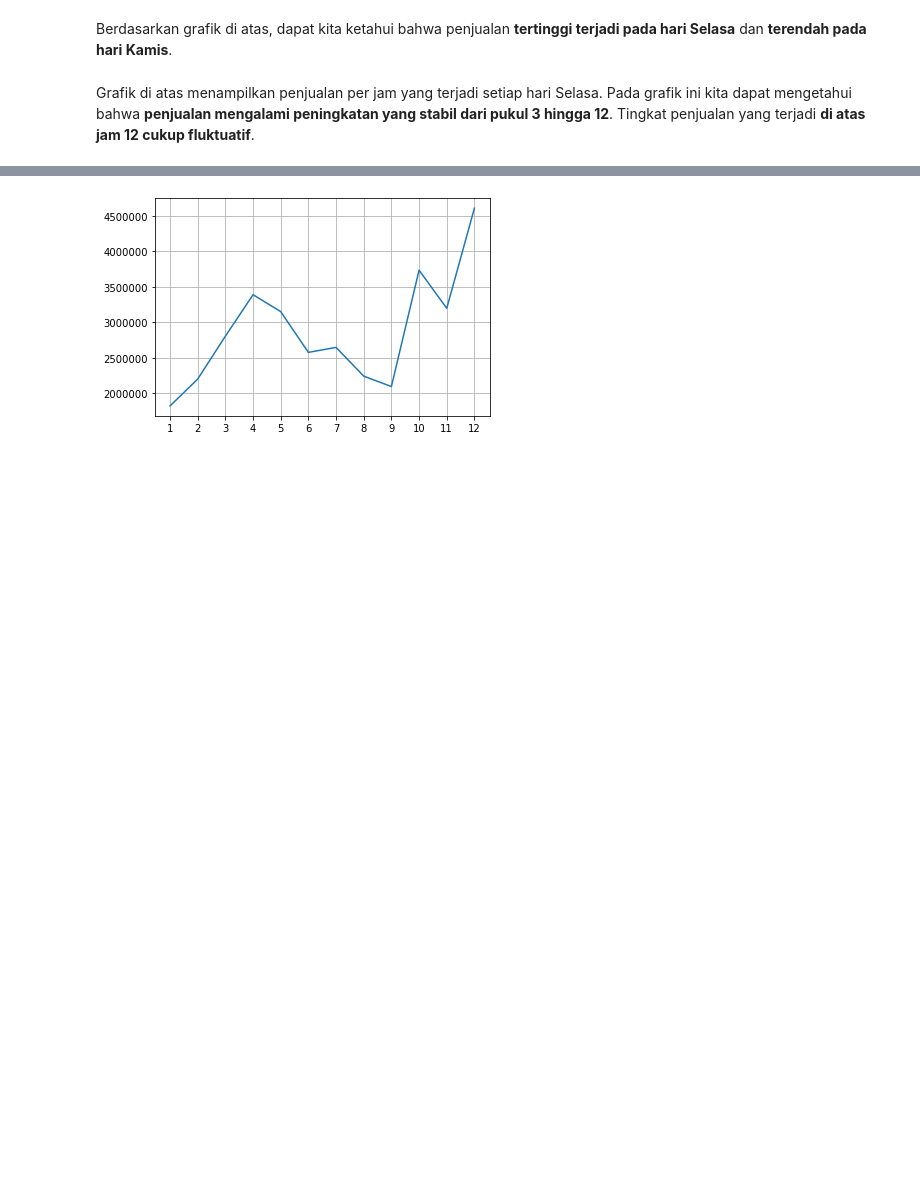
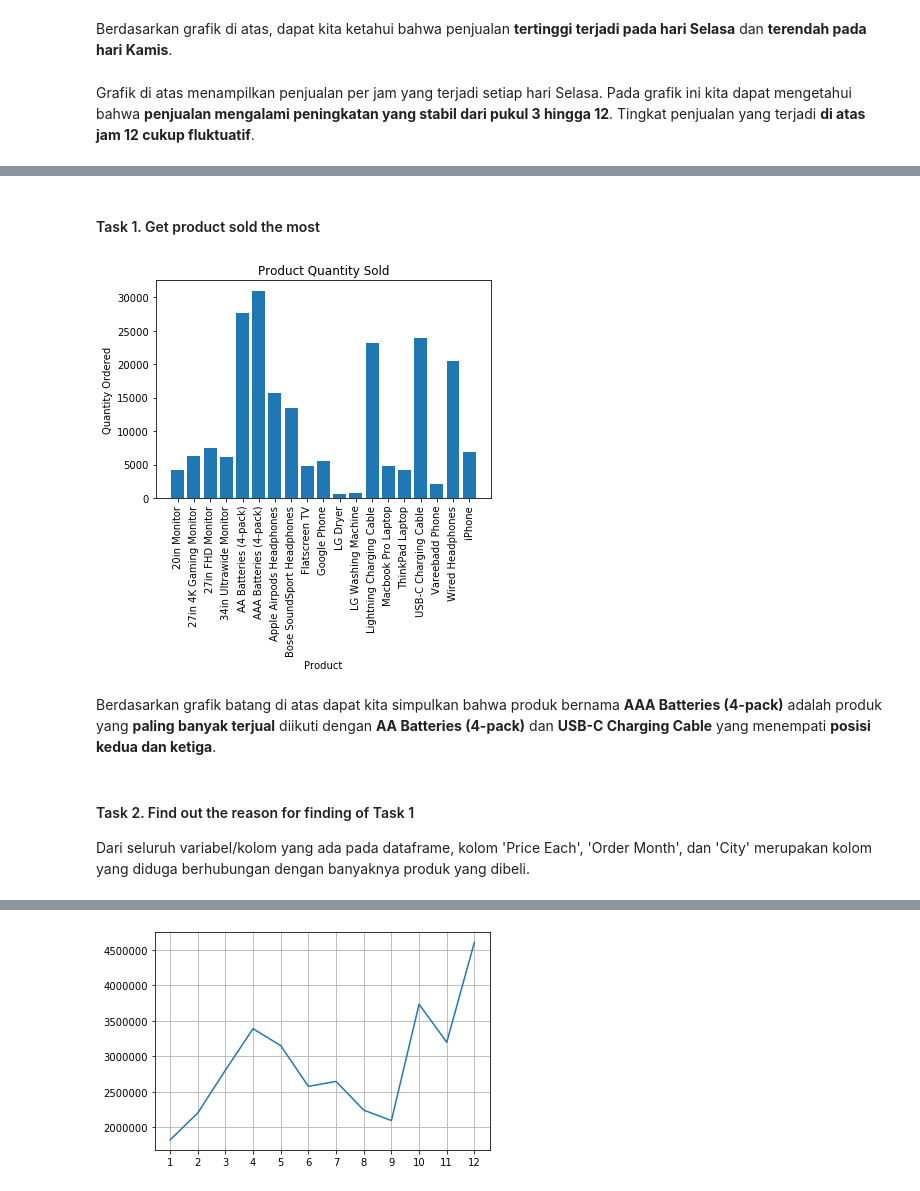
Before and after one commit to ricoputrap/electrosales-2019, a Jupyter notebook: SalesAnalysis.ipynb, the cells around one changed output, grey strips where cells are left out. Drawn from its saved outputs; the diff is of its cells as text; code cells hidden in the pictures; blank space fills up the shorter version.

```diff
--- a/SalesAnalysis.ipynb
+++ b/SalesAnalysis.ipynb
@@ -570,0 +582,22 @@ Grafik di atas menampilkan penjualan per jam yang terjadi setiap hari Selasa. Pa
+# %% [markdown]
+#### Task 1. Get product sold the most
+# %%
+# get all products in ordered
+products = [product for product, df in df.groupby(['Product'])]
+
+# setup the bar chart
+plt.bar(products, df.groupby('Product')['Quantity Ordered'].sum())
+
+# set bar chart appearance
+plt.title("Product Quantity Sold")
+plt.xlabel("Product")
+plt.ylabel("Quantity Ordered")
+plt.xticks(products, rotation='vertical')
+plt.show()
+# %% [output]
+[figure, added]
+# %% [markdown]
+Berdasarkan grafik batang di atas dapat kita simpulkan bahwa produk bernama **AAA Batteries (4-pack)** adalah produk yang **paling banyak terjual** diikuti dengan **AA Batteries (4-pack)** dan **USB-C Charging Cable** yang menempati **posisi kedua dan ketiga**.
+# %% [markdown]
+#### Task 2. Find out the reason for finding of Task 1
+Dari seluruh variabel/kolom yang ada pada dataframe, kolom 'Price Each', 'Order Month', dan 'City' merupakan kolom yang diduga berhubungan dengan banyaknya produk yang dibeli.
```
Also changed, not shown: parts of 7 cells of this notebook, 1 other file.
